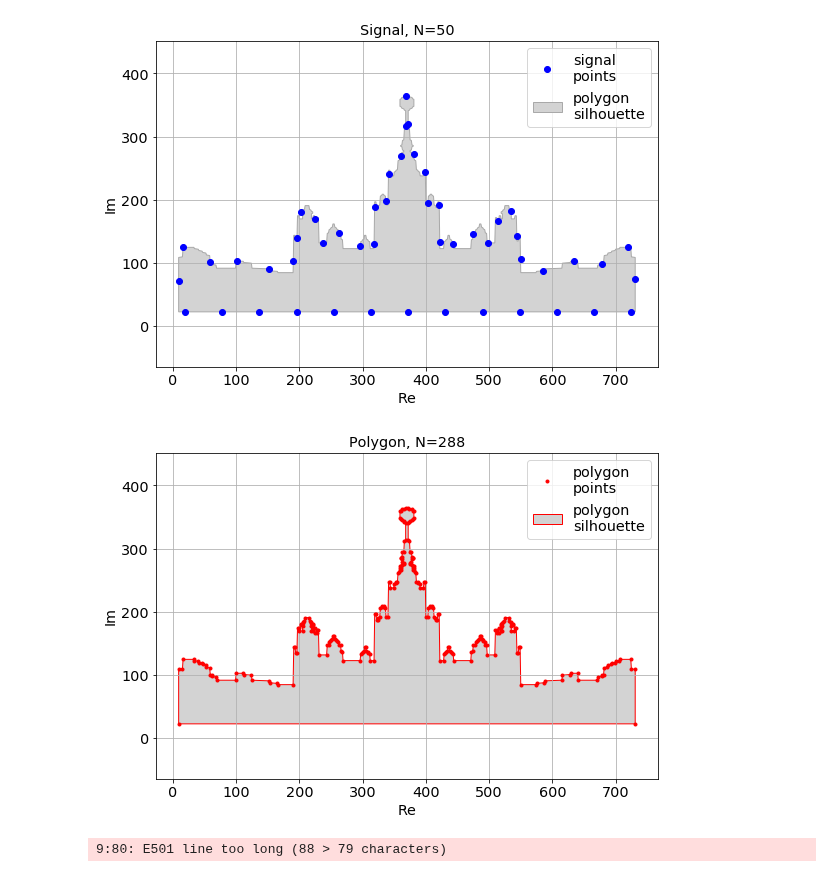
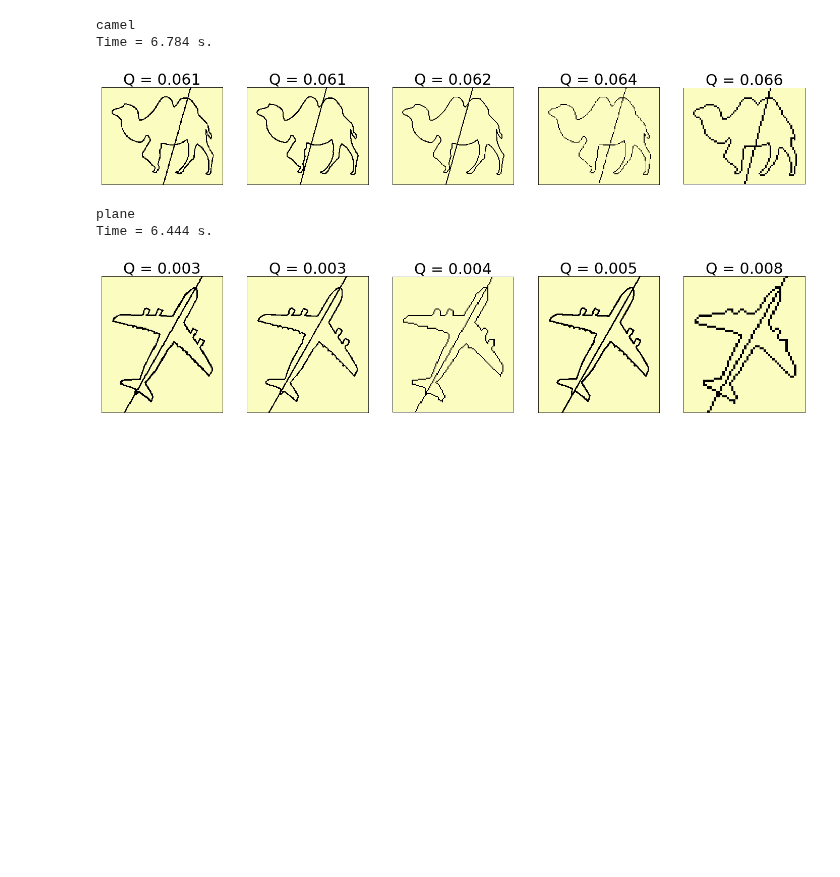
Before and after one commit to 1alexandra/mirror-symmetry, a Jupyter notebook: sym.ipynb, the cells around one changed output. Saved outputs shown, nothing was run; the diff lists cells and outputs as text; code cells hidden in the pictures; blank space fills up the shorter version.

```diff
--- a/sym.ipynb
+++ b/sym.ipynb
@@ -304,22 +352,14 @@ The PostScript backend does not support transparency; partially transparent arti
-# %%
-res_folder = r'../LaTeX/master/to_master/descriptor'
-data_folder = '../data'
-
-image_folder = data_folder + '/msu'
-image_name = 'MSU.bmp'
-
-image = zhu.SymImage(image_folder, image_name, mult_coef=0.1)
-cnt = image.Contours_list[0]
-d = zhu.ContourDrawer(cnt, width=9, height=6, save_folder=res_folder)
-
-d.plot_signal()
-d.save('msu_discrete')
-
-d.origin_edge_color = 'r'
-d.plot()
-d.save('msu_polygon')
-# %% [output]
-[figure, removed]
-[figure, removed]
-9:80: E501 line too long (88 > 79 characters)
+# %%
+"""Be sure that scaling doesn't metter"""
+main_folder = '../data/scaled'
+s = zhu.Subploter(allow_multiple_lines=False,
+                  cmap_changing=False)
+s.parent_folder(main_folder)
+# %% [output]
+camel
+Time = 6.784 s.
+[figure, added]
+plane
+Time = 6.444 s.
+[figure, added]
 # %%
```
Also changed, not shown: parts of 17 cells of this notebook, 15 other files.
